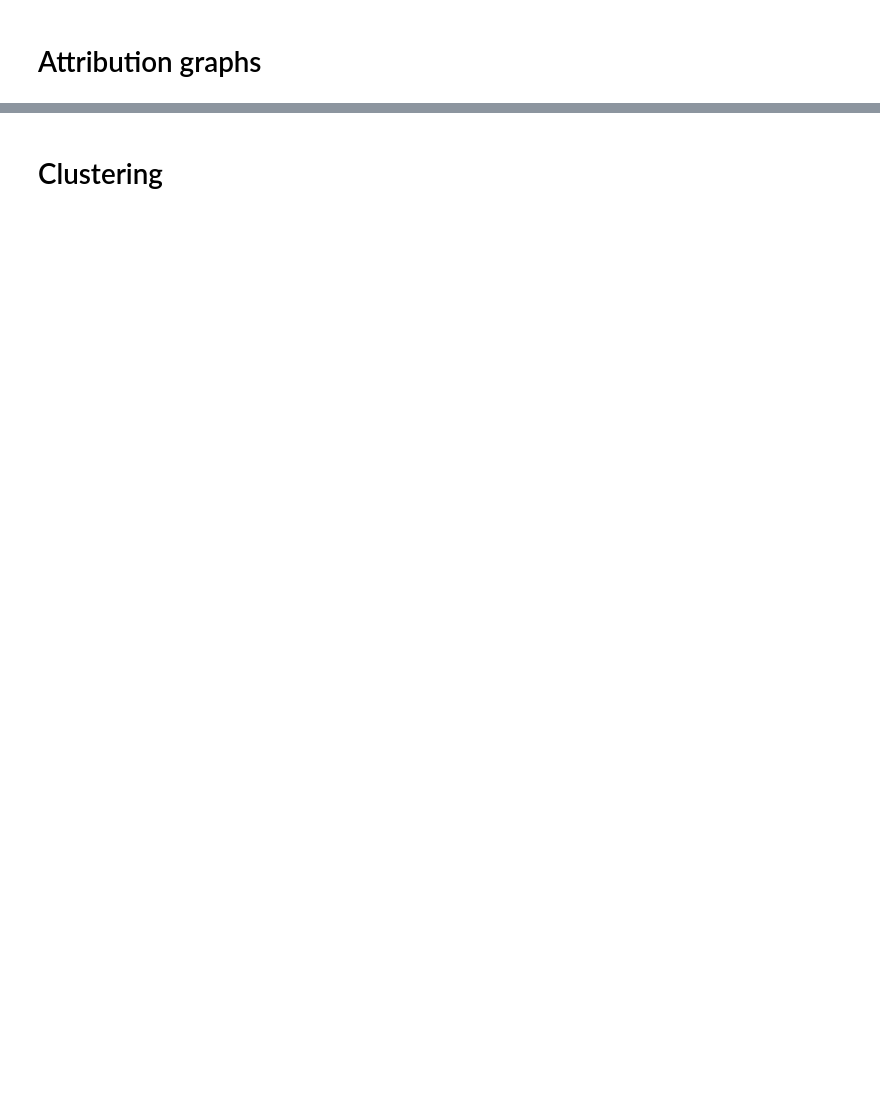
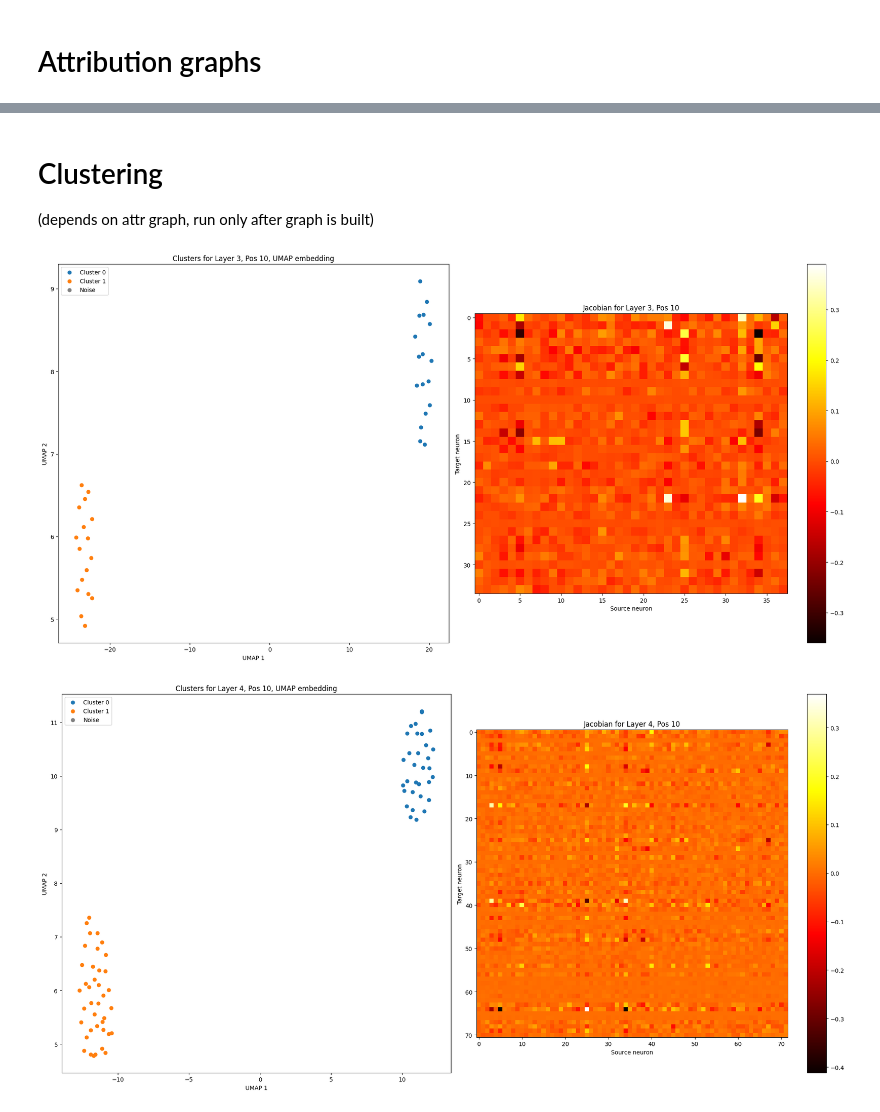
Before and after one commit to D4niel0s/NLP_project_circuits, a Jupyter notebook: neuron-clusters-influence.ipynb, the cells around one changed output, grey strips where cells are left out. Cells and saved outputs as stored; diff of their text form; code cells hidden in the pictures; blank space fills up the shorter version.

Commit message:
Clustering

```diff
--- a/neuron-clusters-influence.ipynb
+++ b/neuron-clusters-influence.ipynb
@@ -720,2 +716,76 @@ plt.show()
-# %% [markdown]
-# Clustering
+# %% [markdown]
+# Clustering
+(depends on attr graph, run only after graph is built)
+# %%
+# supress all warnings
+import warnings
+warnings.filterwarnings("ignore")
+
+from umap import UMAP
+from sklearn.preprocessing import StandardScaler
+from sklearn.cluster import DBSCAN
+
+reducer = UMAP(n_neighbors=5, min_dist=0.1, metric='cosine')
+db = DBSCAN(eps=0.3, min_samples=6, metric='cosine')
+
+
+
+for l,pos in unique_rows:
+    target_nodes = inter_nodes[(inter_nodes[:,:2] == torch.tensor([l,pos])).all(dim=1)]
+
+    jacob = lpos2deriv[l,pos].to('cuda') # d target_neurons / d src_neurons , where src_neurons are all previous neurons in the circuit
+
+    if jacob.shape[1] == 0: # first layer has no previous neurons in the circuit, so it's not interesting here
+        continue
+
+    if jacob.shape[0] <= 6: # not enough neurons to cluster
+        continue
+
+
+    src_acts = torch.cat([lpos2act[l2,pos2] for l2,pos2 in unique_rows if l2 < l and pos2<=pos], dim=0) # all previous neurons in the circuit
+
+    weights = jacob @ src_acts.unsqueeze(1) # d target_neurons / d src_neurons * act of src_neurons
+
+
+
+    # cluster rows of the jacobian using DBSCAN
+    array = weights.cpu().detach().numpy()
+    array_scaled = StandardScaler().fit_transform(array)
+    labels = db.fit_predict(array_scaled)
+
+    # Map labels back to tensor rows
+    clusters = {i: jacob[labels == i] for i in set(labels) if i != -1}
+    noise = jacob[labels == -1]
+
+
+
+    # plot the clusters and the jacobian
+    fig, (ax1, ax2) = plt.subplots(1, 2, figsize=(20, 10))
+
+
+    # UMAP projection of the clusters
+    embedding = reducer.fit_transform(array_scaled)
+    for cluster_id, cluster in clusters.items():
+        ax1.scatter(embedding[labels == cluster_id, 0], embedding[labels == cluster_id, 1], label=f'Cluster {cluster_id}')
+    ax1.scatter(embedding[labels == -1, 0], embedding[labels == -1, 1], label='Noise', color='gray')
+    ax1.set_title(f'Clusters for Layer {l}, Pos {pos}, UMAP embedding')
+    ax1.set_xlabel('UMAP 1')
+    ax1.set_ylabel('UMAP 2')
+    ax1.legend()
+
+    # Jacobian as a heatmap
+    im = ax2.imshow(jacob.cpu().detach().numpy(), cmap='hot', interpolation='nearest')
+    ax2.set_title(f'Jacobian for Layer {l}, Pos {pos}')
+    ax2.set_xlabel('Source neuron')
+    ax2.set_ylabel('Target neuron')
+
+    plt.colorbar(im, ax=ax2)
+    cax.set_title('Edge Weight', fontsize=12)
+
+    plt.tight_layout()
+
+
+plt.show()
+# %% [output]
+[figure, added]
+[figure, added]
```
Also changed, not shown: parts of 4 cells of this notebook.
